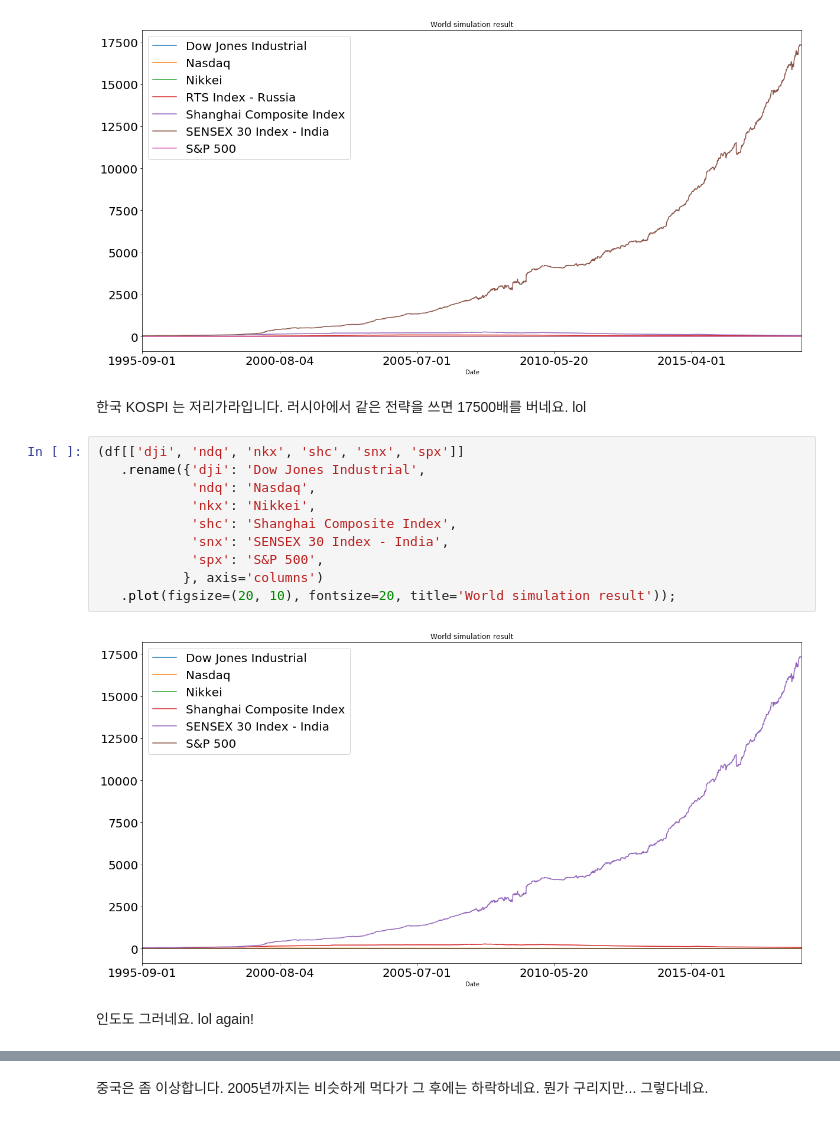
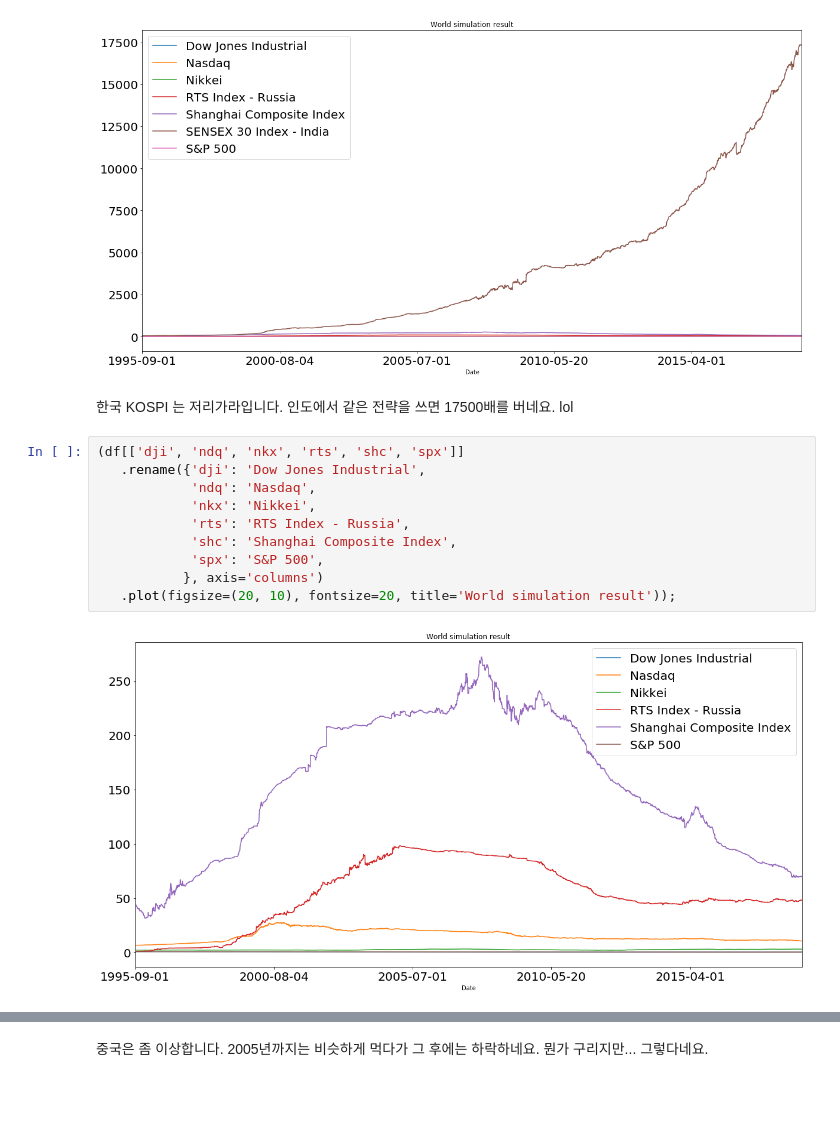
Before and after one commit to tomowind/hkkang_youtube, a Jupyter notebook: notebooks/48-buy-close-sell-open.ipynb, the cells around one changed output, grey strips where cells are left out. Drawn from its saved outputs; the diff is of its cells as text; blank space fills up the shorter version.

Commit message:
Fix chart legends

```diff
--- a/notebooks/48-buy-close-sell-open.ipynb
+++ b/notebooks/48-buy-close-sell-open.ipynb
@@ -174,18 +161,16 @@ Index(['dji', 'ndq', 'nkx', 'rts', 'shc', 'snx', 'spx'], dtype='object')
 # %% [output]
 [figure]
 # %% [markdown]
-한국 KOSPI 는 저리가라입니다. 러시아에서 같은 전략을 쓰면 17500배를 버네요. lol
+한국 KOSPI 는 저리가라입니다. 인도에서 같은 전략을 쓰면 17500배를 버네요. lol
 # %%
-(df[['dji', 'ndq', 'nkx', 'shc', 'snx', 'spx']]
+(df[['dji', 'ndq', 'nkx', 'rts', 'shc', 'spx']]
    .rename({'dji': 'Dow Jones Industrial',
             'ndq': 'Nasdaq',
             'nkx': 'Nikkei',
+            'rts': 'RTS Index - Russia',
             'shc': 'Shanghai Composite Index',
-            'snx': 'SENSEX 30 Index - India',
             'spx': 'S&P 500',
            }, axis='columns')
    .plot(figsize=(20, 10), fontsize=20, title='World simulation result'));
 # %% [output]
-[figure, old version]
+[figure, new version]
-# %% [markdown]
-인도도 그러네요. lol again!
```
Also changed, not shown: parts of 5 cells of this notebook.
